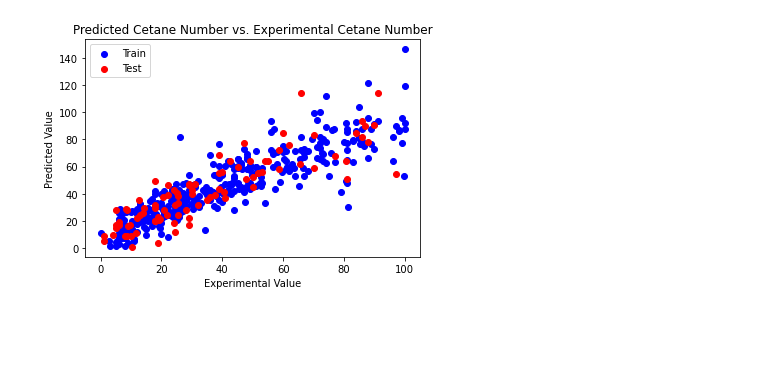
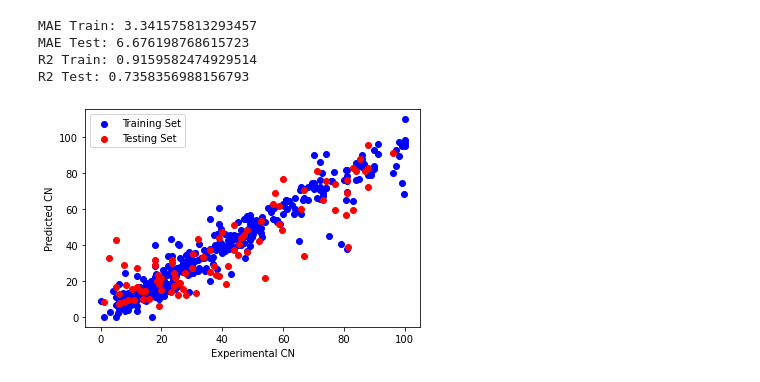
Before and after one commit to ecrl/graphchem, a Jupyter notebook: examples/predict_cn.ipynb, the cells around one changed output. Drawn from its saved outputs; the diff is of its cells as text; code cells hidden in the pictures; blank space fills up the shorter version.

```diff
--- a/examples/predict_cn.ipynb
+++ b/examples/predict_cn.ipynb
@@ -92,0 +1,11 @@ And let's plot our results:
+# %%
+from graphchem.datasets import load_cn
+from sklearn.model_selection import train_test_split
+
+smiles, targets = load_cn()
+smiles_train, smiles_test, targets_train, targets_test = train_test_split(
+    smiles, targets, test_size=0.2, random_state=24
+)
+
+print(len(smiles_train), len(targets_train))
+print(len(smiles_test), len(targets_test))
@@ -93,10 +86,32 @@ And let's plot our results:
+# %%
+co2 = CompoundOperator()
+co2.load_model('model.pt', 'encoder.enc')
+pred_train = co2.use(smiles_train)
+pred_test = co2.use(smiles_test)
+print('MAE Train: {}'.format(
+    median_absolute_error(pred_train, targets_train)
+))
+print('MAE Test: {}'.format(
+    median_absolute_error(pred_test, targets_test)
+))
+print('R2 Train: {}'.format(
+    r2_score(pred_train, targets_train)
+))
+print('R2 Test: {}'.format(
+    r2_score(pred_test, targets_test)
+))
+# %% [output]
+MAE Train: 3.341575813293457
+MAE Test: 6.676198768615723
+R2 Train: 0.9159582474929514
+R2 Test: 0.7358356988156793
 # %%
-plt.title('Predicted Cetane Number vs. Experimental Cetane Number')
-plt.xlabel('Experimental Value')
-plt.ylabel('Predicted Value')
-plt.scatter(y_train, y_train_pred, color='blue', label='Train')
-plt.scatter(y_test, y_test_pred, color='red', label='Test')
+plt.clf()
+plt.xlabel('Experimental CN')
+plt.ylabel('Predicted CN')
+plt.scatter(targets_train, pred_train, color='blue', label='Training Set')
+plt.scatter(targets_test, pred_test, color='red', label='Testing Set')
 plt.legend(loc='upper left')
 plt.show()
 # %% [output]
-[figure, old version]
+[figure, new version]
```
Also changed, not shown: parts of 19 cells of this notebook, 19 other files.
